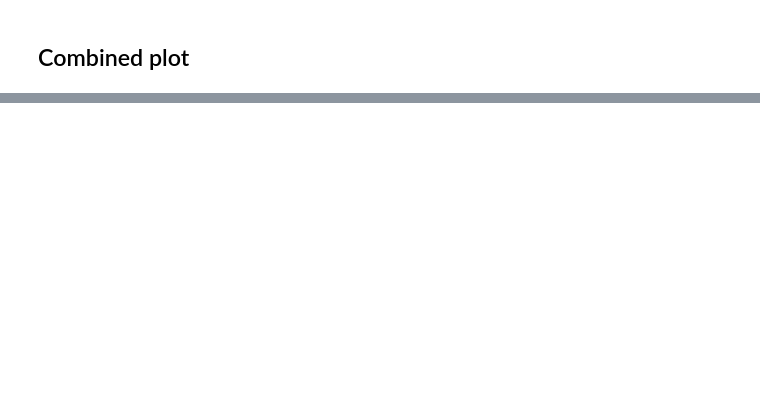
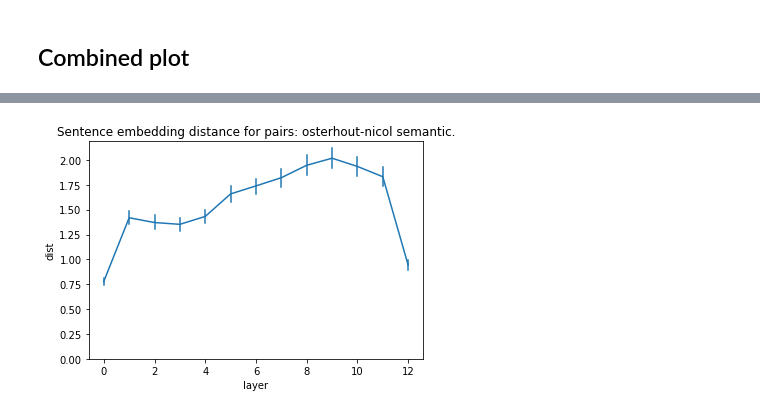
Before and after one commit to SPOClab-ca/layerwise-anomaly, a Jupyter notebook: notebooks_bai/LayerwiseSensitivity.ipynb, the cells around one changed output, grey strips where cells are left out. Cells and saved outputs as stored; diff of their text form; code cells hidden in the pictures; blank space fills up the shorter version.

```diff
--- a/notebooks_bai/LayerwiseSensitivity.ipynb
+++ b/notebooks_bai/LayerwiseSensitivity.ipynb
@@ -105,0 +75,5 @@ plt.show()
+# %%
+sents = sentgen.get_osterhout_nicol('semantic')
+plot_distances(sents, 'osterhout-nicol semantic')
+# %% [output]
+[figure, added]
```
Also changed, not shown: parts of 12 cells of this notebook, 3 other files.
